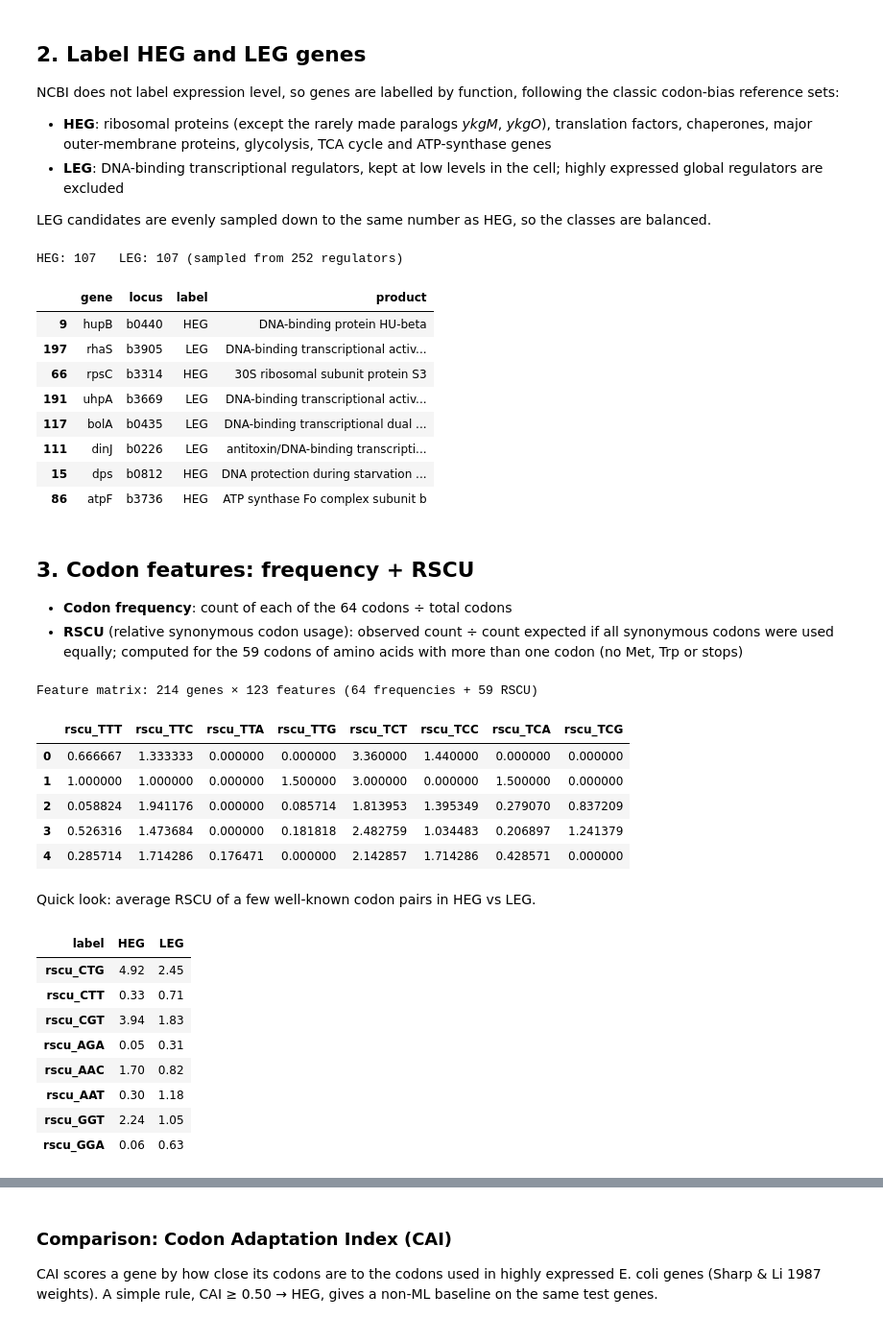
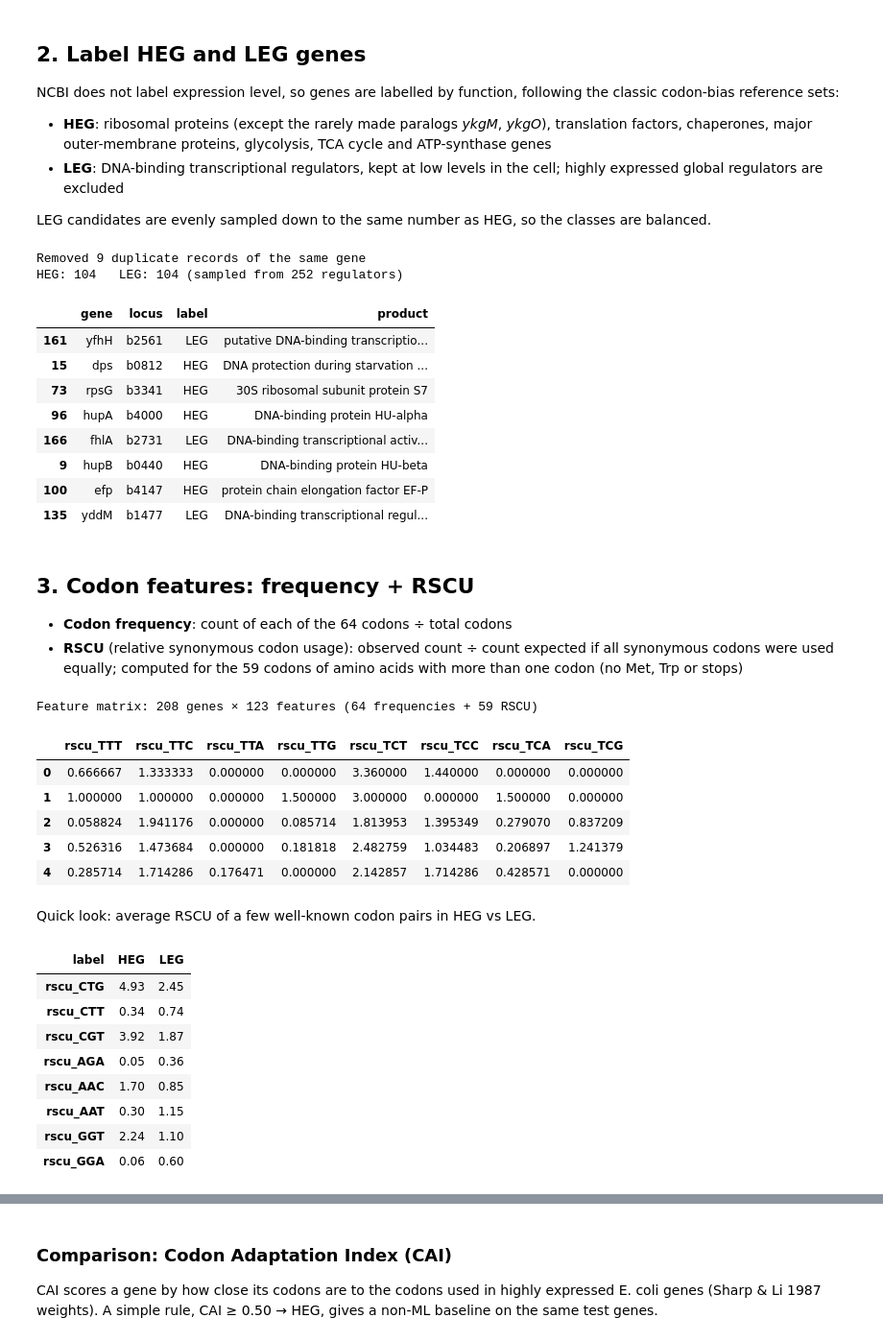
Before and after one commit to ritu-ramesh-dev/kodon, a Jupyter notebook: notebook/kodon_model.ipynb, the cells around one changed output, grey strips where cells are left out. Shown at 96% size. Cells and saved outputs as stored; diff of their text form; code cells hidden in the pictures.

```diff
--- a/notebook/kodon_model.ipynb
+++ b/notebook/kodon_model.ipynb
@@ -91,40 +92,50 @@ LEG candidates are evenly sampled down to the same number as HEG, so the classes
 # %%
 EXTRA_HEG = set("""tufA tufB tsf fusA tig infB infC frr efp ompA ompC ompF lpp groL groS dnaK htpG clpB
 gapA eno pgk fbaA tpiA pykF pgi aceE aceF lpd sucC sucD gltA atpA atpB atpC atpD atpE atpF atpG atpH
 ahpC sodA rpoA rpoB rpoC hupA hupB ihfA ihfB fis hns cspA dps""".split())
 GLOBAL_REGULATORS = set("crp fis hns lrp fnr arcA ompR cra stpA nac fur ihfA ihfB".split())
 
 valid = genes[
     ~genes.pseudo
     & (genes.seq.str.len() % 3 == 0)
     & (genes.seq.str.len() >= 150)
     & genes.seq.str.fullmatch("[ACGT]+")
 ]
+
+# NCBI lists a few genes more than once (alternative start sites, e.g. clpB / ClpB80, infB isoforms).
+# Their sequences overlap almost completely, so keep only the longest record per gene.
+n_before = len(valid)
+valid = (valid.assign(length=valid.seq.str.len())
+              .sort_values("length", ascending=False)
+              .drop_duplicates("locus")
+              .drop(columns="length"))
+print(f"Removed {n_before - len(valid)} duplicate records of the same gene")
 
 is_ribosomal = valid["product"].str.contains("ribosomal subunit protein") & ~valid.gene.isin(["ykgO", "ykgM"])
 heg = valid[is_ribosomal | valid.gene.isin(EXTRA_HEG)].sort_values("locus")
 
 leg_all = valid[
     valid["product"].str.contains("DNA-binding transcriptional")
     & ~valid.gene.isin(GLOBAL_REGULATORS) & ~valid.gene.isin(EXTRA_HEG)
 ].sort_values("locus")
 step = len(leg_all) / len(heg)
 leg = leg_all.iloc[[math.floor(i * step) for i in range(len(heg))]]
 
 dataset = pd.concat([heg.assign(label="HEG"), leg.assign(label="LEG")], ignore_index=True)
 print(f"HEG: {len(heg)}   LEG: {len(leg)} (sampled from {len(leg_all)} regulators)")
 dataset[["gene", "locus", "label", "product"]].sample(8, random_state=SEED)
 # %% [output]
-HEG: 107   LEG: 107 (sampled from 252 regulators)
+Removed 9 duplicate records of the same gene
+HEG: 104   LEG: 104 (sampled from 252 regulators)
 |  | gene | locus | label | product |
+| 161 | yfhH | b2561 | LEG | putative DNA-binding transcriptio... |
+| 15 | dps | b0812 | HEG | DNA protection during starvation ... |
+| 73 | rpsG | b3341 | HEG | 30S ribosomal subunit protein S7 |
+| 96 | hupA | b4000 | HEG | DNA-binding protein HU-alpha |
+| 166 | fhlA | b2731 | LEG | DNA-binding transcriptional activ... |
 | 9 | hupB | b0440 | HEG | DNA-binding protein HU-beta |
-| 197 | rhaS | b3905 | LEG | DNA-binding transcriptional activ... |
-| 66 | rpsC | b3314 | HEG | 30S ribosomal subunit protein S3 |
-| 191 | uhpA | b3669 | LEG | DNA-binding transcriptional activ... |
-| 117 | bolA | b0435 | LEG | DNA-binding transcriptional dual ... |
-| 111 | dinJ | b0226 | LEG | antitoxin/DNA-binding transcripti... |
-| 15 | dps | b0812 | HEG | DNA protection during starvation ... |
-| 86 | atpF | b3736 | HEG | ATP synthase Fo complex subunit b |
+| 100 | efp | b4147 | HEG | protein chain elongation factor EF-P |
+| 135 | yddM | b1477 | LEG | DNA-binding transcriptional regul... |
 # %% [markdown]
 ## 3. Codon features: frequency + RSCU
 
@@ -160,7 +171,7 @@ y = (dataset.label == "HEG").astype(int)
 print(f"Feature matrix: {X.shape[0]} genes × {X.shape[1]} features ({len(CODONS)} frequencies + {len(RSCU_CODONS)} RSCU)")
 X.iloc[:5, 64:72]
 # %% [output]
-Feature matrix: 214 genes × 123 features (64 frequencies + 59 RSCU)
+Feature matrix: 208 genes × 123 features (64 frequencies + 59 RSCU)
 |  | rscu_TTT | rscu_TTC | rscu_TTA | rscu_TTG | rscu_TCT | rscu_TCC | rscu_TCA | rscu_TCG |
 | 0 | 0.666667 | 1.333333 | 0.000000 | 0.000000 | 3.360000 | 1.440000 | 0.000000 | 0.000000 |
 | 1 | 1.000000 | 1.000000 | 0.000000 | 1.500000 | 3.000000 | 0.000000 | 1.500000 | 0.000000 |
@@ -174,11 +185,11 @@ pairs = ["rscu_CTG", "rscu_CTT", "rscu_CGT", "rscu_AGA", "rscu_AAC", "rscu_AAT",
 X[pairs].groupby(dataset.label).mean().T.round(2)
 # %% [output]
 | label | HEG | LEG |
-| rscu_CTG | 4.92 | 2.45 |
-| rscu_CTT | 0.33 | 0.71 |
-| rscu_CGT | 3.94 | 1.83 |
-| rscu_AGA | 0.05 | 0.31 |
-| rscu_AAC | 1.70 | 0.82 |
-| rscu_AAT | 0.30 | 1.18 |
-| rscu_GGT | 2.24 | 1.05 |
-| rscu_GGA | 0.06 | 0.63 |
+| rscu_CTG | 4.93 | 2.45 |
+| rscu_CTT | 0.34 | 0.74 |
+| rscu_CGT | 3.92 | 1.87 |
+| rscu_AGA | 0.05 | 0.36 |
+| rscu_AAC | 1.70 | 0.85 |
+| rscu_AAT | 0.30 | 1.15 |
+| rscu_GGT | 2.24 | 1.10 |
+| rscu_GGA | 0.06 | 0.60 |
```
Also changed, not shown: parts of 14 cells of this notebook, 7 other files.
